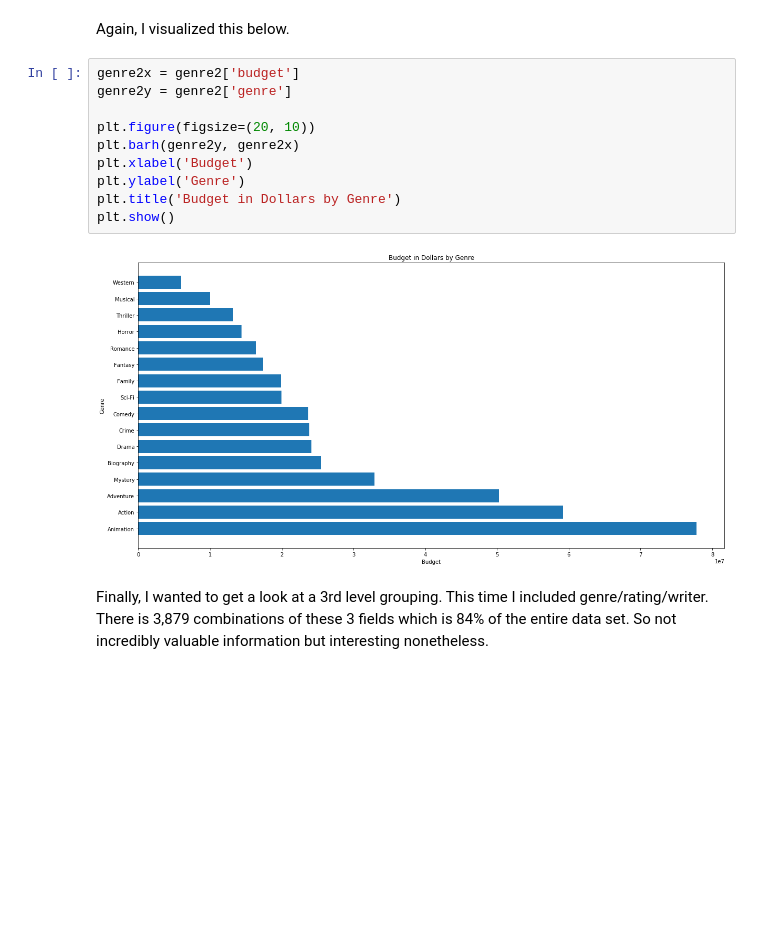
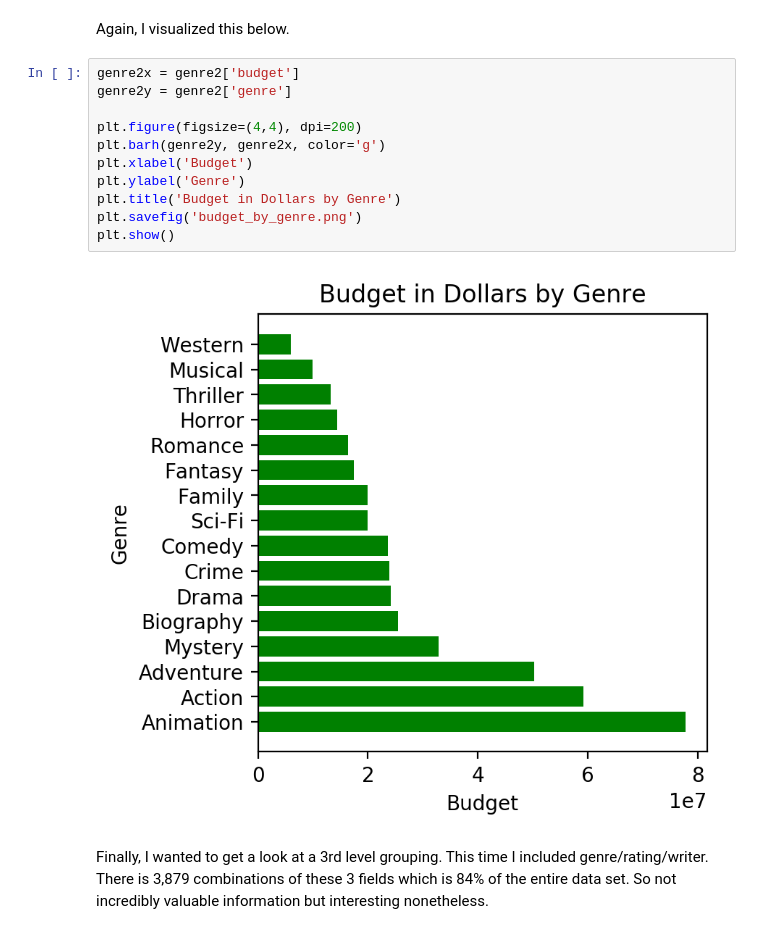
Before and after one commit to MikeTD12/dsc-mod-1-project-v2-1-online-ds-pt-120919, a Jupyter notebook: Movie Notebook.ipynb, the cells around one changed output. Drawn from its saved outputs; the diff is of its cells as text; blank space fills up the shorter version.

```diff
--- a/Movie Notebook.ipynb
+++ b/Movie Notebook.ipynb
@@ -252,15 +256,16 @@ Again, I visualized this below.
 # %%
 genre2x = genre2['budget']
 genre2y = genre2['genre']
 
-plt.figure(figsize=(20, 10))
-plt.barh(genre2y, genre2x)
+plt.figure(figsize=(4,4), dpi=200)
+plt.barh(genre2y, genre2x, color='g')
 plt.xlabel('Budget')
 plt.ylabel('Genre')
 plt.title('Budget in Dollars by Genre')
+plt.savefig('budget_by_genre.png')
 plt.show()
 # %% [output]
-[figure, old version]
+[figure, new version]
 # %% [markdown]
 Finally, I wanted to get a look at a 3rd level grouping. This time I included genre/rating/writer. There is 3,879 combinations of these 3 fields which is 84% of the entire data set. So not incredibly valuable information but interesting nonetheless.
 # %%
```
Also changed, not shown: parts of 5 cells of this notebook, 5 other files.
